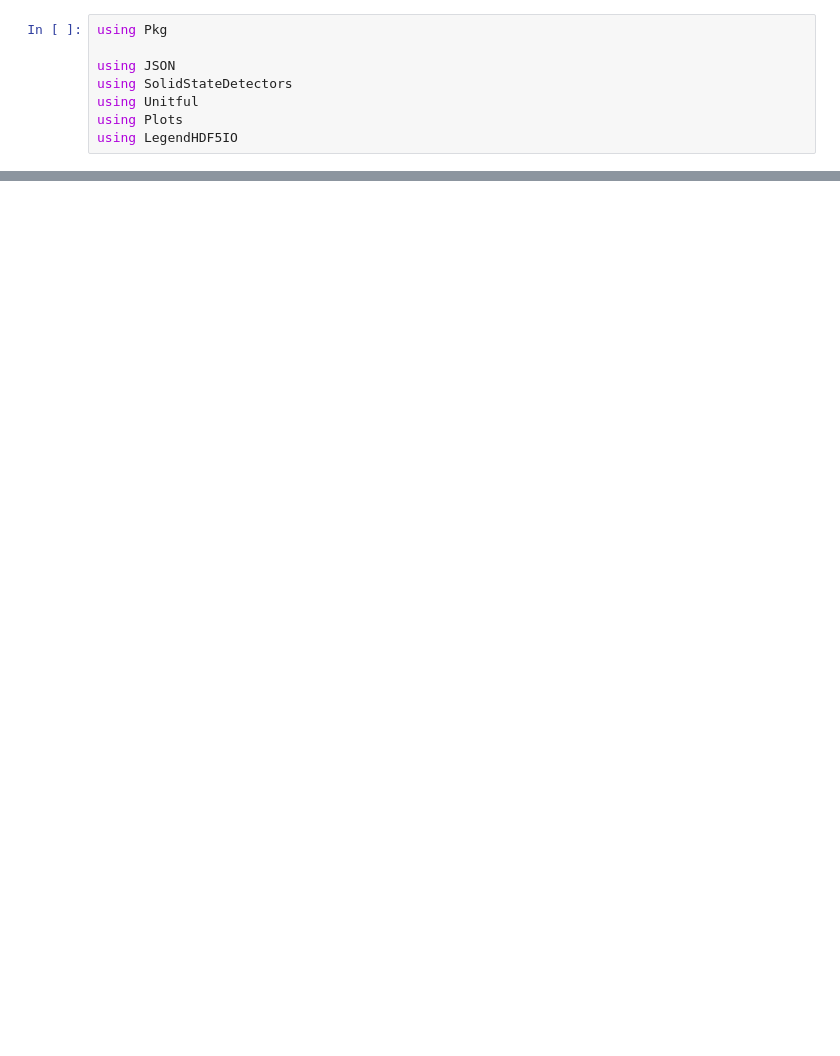
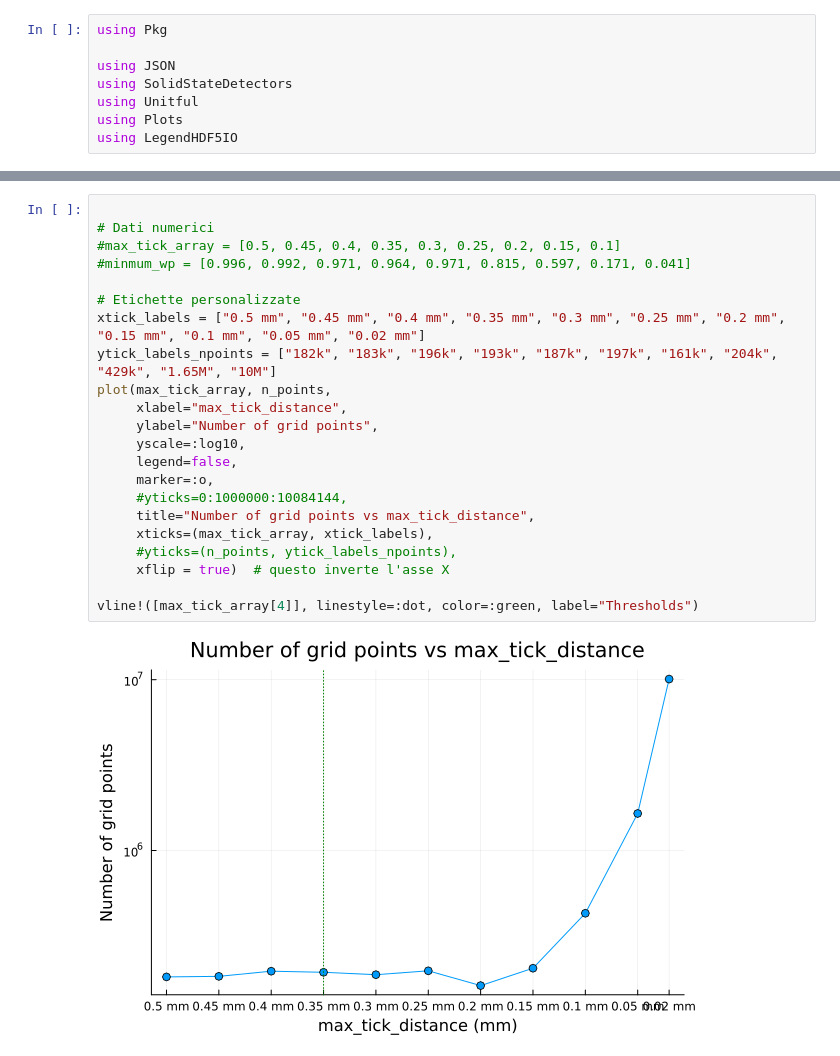
Before and after one commit to RitaF00/SolidStateDetector-NEW, a Jupyter notebook: SSDdev/notebooks/wp_and_grid_density.ipynb, the cells around one changed output, grey strips where cells are left out. Saved outputs shown, nothing was run; the diff lists cells and outputs as text; blank space fills up the shorter version.

```diff
--- a/SSDdev/notebooks/wp_and_grid_density.ipynb
+++ b/SSDdev/notebooks/wp_and_grid_density.ipynb
@@ -27,0 +96,24 @@ plot(max_tick_array, minmum_wp,
+# %%
+
+# Dati numerici
+#max_tick_array = [0.5, 0.45, 0.4, 0.35, 0.3, 0.25, 0.2, 0.15, 0.1]
+#minmum_wp = [0.996, 0.992, 0.971, 0.964, 0.971, 0.815, 0.597, 0.171, 0.041]
+
+# Etichette personalizzate
+xtick_labels = ["0.5 mm", "0.45 mm", "0.4 mm", "0.35 mm", "0.3 mm", "0.25 mm", "0.2 mm", "0.15 mm", "0.1 mm", "0.05 mm", "0.02 mm"]
+ytick_labels_npoints = ["182k", "183k", "196k", "193k", "187k", "197k", "161k", "204k", "429k", "1.65M", "10M"]
+plot(max_tick_array, n_points,
+     xlabel="max_tick_distance",
+     ylabel="Number of grid points",
+     yscale=:log10,
+     legend=false,
+     marker=:o,
+     #yticks=0:1000000:10084144,
+     title="Number of grid points vs max_tick_distance",
+     xticks=(max_tick_array, xtick_labels),
+     #yticks=(n_points, ytick_labels_npoints),
+     xflip = true)  # questo inverte l'asse X
+
+vline!([max_tick_array[4]], linestyle=:dot, color=:green, label="Thresholds")
+# %% [output]
+[figure, added]
```
Also changed, not shown: parts of 3 cells of this notebook, 1 other file.
